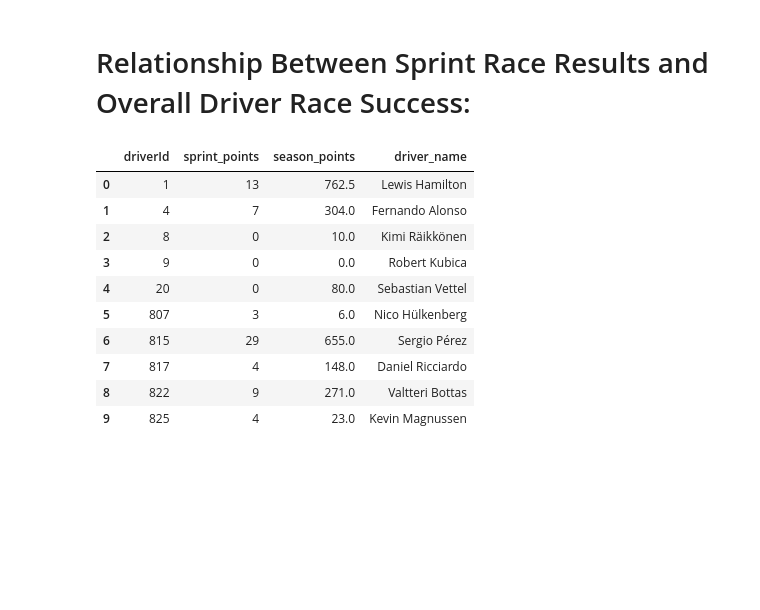
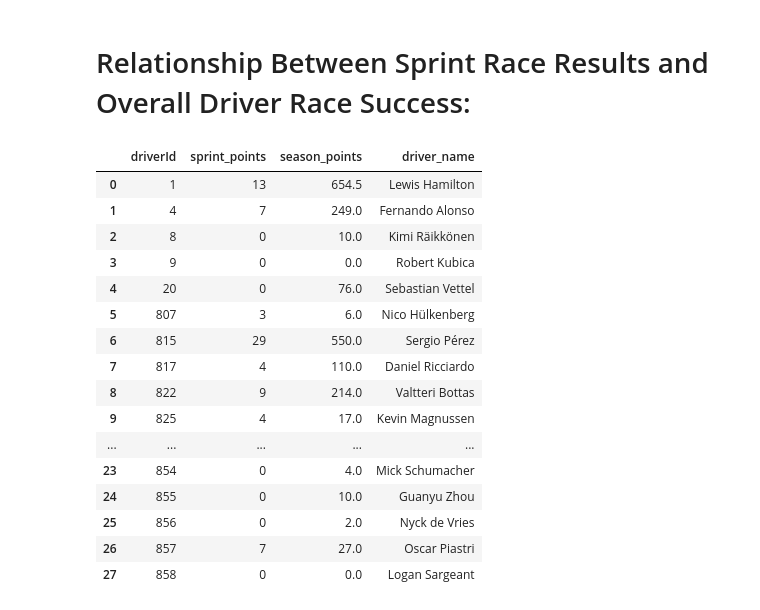
Before and after one commit to colegarcodes/ORIE3120-Group-Project, a Jupyter notebook: milestone1_sidhya.ipynb, the cells around one changed output. Drawn from its saved outputs; the diff is of its cells as text; code cells hidden in the pictures; blank space fills up the shorter version.

```diff
--- a/milestone1_sidhya.ipynb
+++ b/milestone1_sidhya.ipynb
@@ -43,40 +43,48 @@ plt.show()
 # %%
 import numpy as np
 
 sprint = pd.read_csv('cleaned_sprint_results.csv')
 results = pd.read_csv('cleaned_results.csv')
 drivers = pd.read_csv('cleaned_drivers.csv')
+standings = pd.read_csv('cleaned_driver_standings.csv')
 
 races_columns = races[['raceId', 'year']]
 results_with_year = results.merge(races_columns, on='raceId', how='inner')
 
 filtered_results = results_with_year[results_with_year['year'] >= 2021]
+filtered_results = filtered_results[~filtered_results['raceId'].isin(sprint['raceId'])]
 
 sprint_columns = sprint[['driverId', 'points']]
 results_columns = filtered_results[['driverId', 'points']]
 drivers['driver_name'] = drivers['driver_forename'] + ' ' + drivers['driver_surname']
 driver_columns = drivers[['driverId', 'driver_name']]
 
 grouped_sprint = sprint_columns.groupby('driverId', as_index=False)['points'].sum()
 grouped_results = results_columns.groupby('driverId', as_index=False)['points'].sum()
 
 merged_df = grouped_sprint.merge(grouped_results, on='driverId', how='inner')
 merged_df = merged_df.merge(driver_columns, on='driverId', how='inner')
 merged_df = merged_df.rename(columns={'points_x': 'sprint_points', 'points_y': 'season_points'})
 
-merged_df.head(10)
+merged_df.head(30)
 # %% [output]
 |  | driverId | sprint_points | season_points | driver_name |
-| 0 | 1 | 13 | 762.5 | Lewis Hamilton |
-| 1 | 4 | 7 | 304.0 | Fernando Alonso |
+| 0 | 1 | 13 | 654.5 | Lewis Hamilton |
+| 1 | 4 | 7 | 249.0 | Fernando Alonso |
 | 2 | 8 | 0 | 10.0 | Kimi Räikkönen |
 | 3 | 9 | 0 | 0.0 | Robert Kubica |
-| 4 | 20 | 0 | 80.0 | Sebastian Vettel |
+| 4 | 20 | 0 | 76.0 | Sebastian Vettel |
 | 5 | 807 | 3 | 6.0 | Nico Hülkenberg |
-| 6 | 815 | 29 | 655.0 | Sergio Pérez |
-| 7 | 817 | 4 | 148.0 | Daniel Ricciardo |
-| 8 | 822 | 9 | 271.0 | Valtteri Bottas |
-| 9 | 825 | 4 | 23.0 | Kevin Magnussen |
+| 6 | 815 | 29 | 550.0 | Sergio Pérez |
+| 7 | 817 | 4 | 110.0 | Daniel Ricciardo |
+| 8 | 822 | 9 | 214.0 | Valtteri Bottas |
+| 9 | 825 | 4 | 17.0 | Kevin Magnussen |
+| ... | ... | ... | ... | ... |
+| 23 | 854 | 0 | 4.0 | Mick Schumacher |
+| 24 | 855 | 0 | 10.0 | Guanyu Zhou |
+| 25 | 856 | 0 | 2.0 | Nyck de Vries |
+| 26 | 857 | 7 | 27.0 | Oscar Piastri |
+| 27 | 858 | 0 | 0.0 | Logan Sargeant |
 # %%
 coefficients = np.polyfit(merged_df['sprint_points'], merged_df['season_points'], 1) #LSRL Code adapted from ChatGpt
 m = coefficients[0]
```
Also changed, not shown: parts of 1 cell of this notebook.
